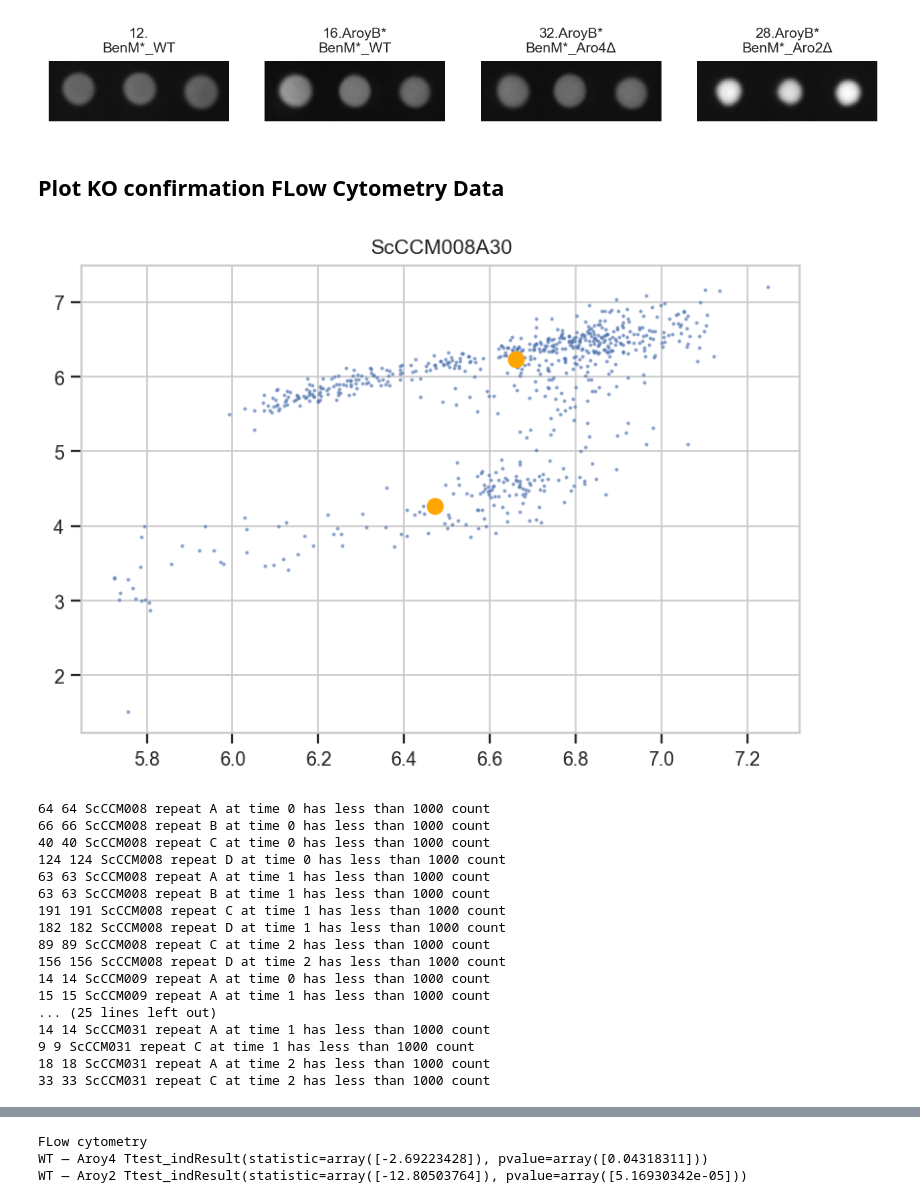
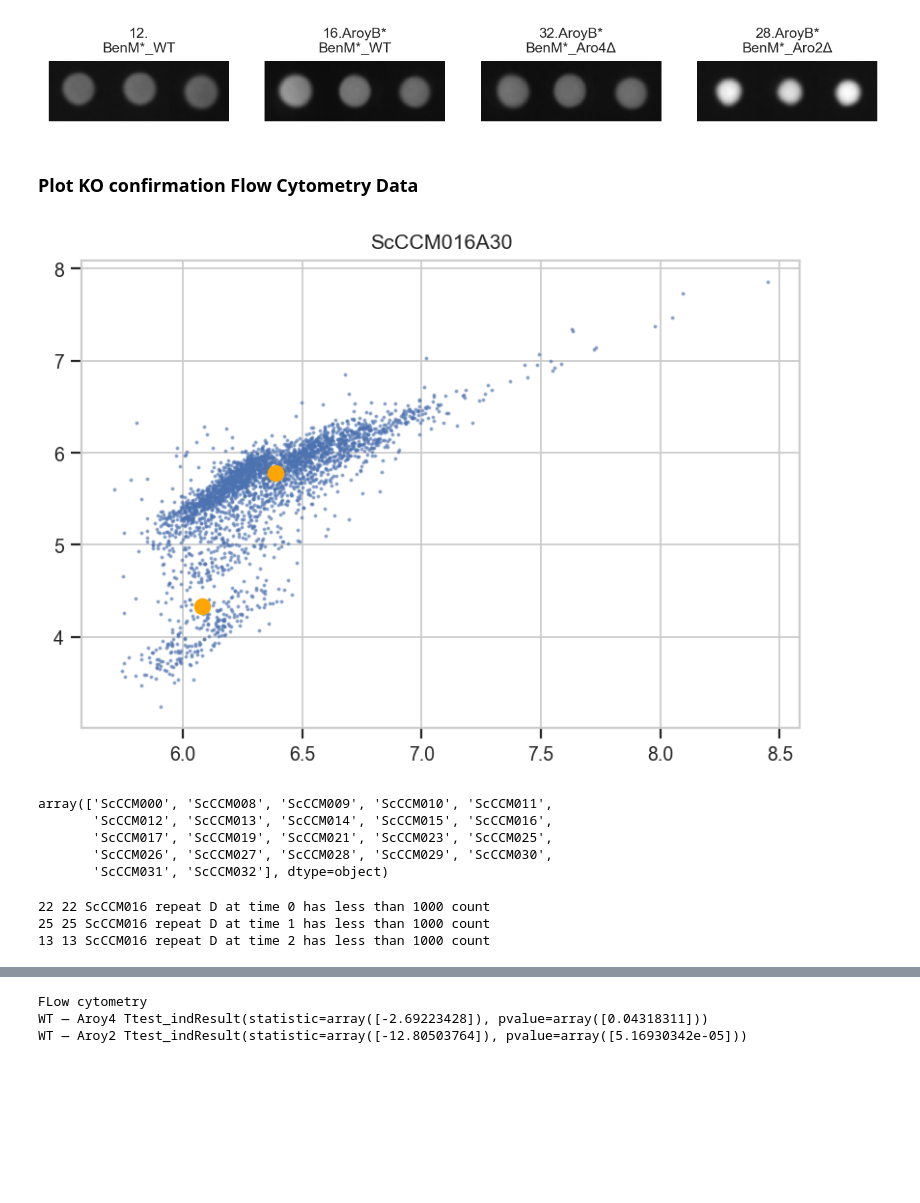
Before and after one commit to pc2912/CRI-SPA_CCM, a Jupyter notebook: CCM Paper.ipynb, the cells around one changed output, grey strips where cells are left out. Drawn from its saved outputs; the diff is of its cells as text; code cells hidden in the pictures; blank space fills up the shorter version.

```diff
--- a/CCM Paper.ipynb
+++ b/CCM Paper.ipynb
@@ -564,5 +559,8 @@ path = '/Users/paucac/Documents/PhD/CAB/CRISPA/CRISPA_plates/Strain_Confirmation
 # %%
+#load data from 10.10.22
+path = 'raw_data/10.10.22_array/'
 Agar_Fluo =pd.read_csv(path + 'QD.csv', sep=',')
+
 metric='corrected_mean_intensity.48'
 i_nan = Agar_Fluo[metric].isna()==0
 Name=[]
@@ -644,7 +646,7 @@ rotations={'A':0, 'B':270, 'C':180,'D':90}
 
 pic_dict={}
 
-image_path = '/Users/paucac/Documents/PhD/CAB/CRISPA/CRISPA_plates/Strain_Confirmation/Arrays/CCM10.10.22/13.10.22/9am/SC5FOA/fluo/'
+image_path = 'raw_data/10.10.22_array/SC_plate/fluo/'
 
 
 for rotation in ['A','B','C','D']:
@@ -662,7 +664,7 @@ for rotation in ['A','B','C','D']:
     pic_dict['p1_'+rotation]=[im_fluo,grid]
 # %%
 #generate plate map for agar array:
-# we repeat the code used to program the robot:
+# we repeat the code used to program the robot used to randomised the colony positions:
 replicates=4
 strains_ID = ['00','08','09', '10','11','12','13','14','15','16','17','19','21','23', '25','26', '27', '28','29','30','31','32']
 np.random.seed(2)
@@ -685,12 +687,10 @@ frame_opt=40
 plate_map ={1:CCM384}
 
 
-
 ## display the colony pictures:
 fig, axs= plt.subplots(1,4, figsize=(10,6))
 axs= axs.flatten()
-strains=['Sc_CCM 12','Sc_CCM 16','Sc_CCM 32','Sc_CCM 28'
-        ]
+strains=['Sc_CCM 12','Sc_CCM 16','Sc_CCM 32','Sc_CCM 28' ]
 
 for i_plot, gene in enumerate(strains):
 
@@ -742,29 +742,27 @@ plt.show()
 # %% [output]
 [figure]
 # %% [markdown]
-## Plot KO confirmation FLow Cytometry Data
+### Plot KO confirmation Flow Cytometry Data
 # %%
-
 from sklearn.mixture import GaussianMixture
-# We load flow data (already gated) from Arrayed_Confirmation_CCM10.10.22_24.10.22.ipynb
-path='/Users/paucac/Documents/PhD/CAB/CRISPA/CRISPA_plates/Strain_Confirmation/Arrays/CCM10.10.22/'
+path='raw_data/10.10.22_array/'
 flow_data =  pd.read_csv(path + 'flowdata.csv', sep=',')
 # %%
 #demonstrate fitting 2 compnents gaussian model:
 DF= flow_data.copy()
 n_param=2
 metrics=['FSC-A','B525-A','SSC-A']
-for s , strain in  enumerate(['ScCCM008']):
+for s , strain in  enumerate(['ScCCM016']):
     for t, time in  enumerate([30]):
         for r, replicate in enumerate(['A']):
             i = (DF.Strain== strain) &( DF.Replicate== replicate) &(DF.time ==time)
             events = DF[i][metrics].to_numpy()
             i_select=(np.isnan(events)==0) & (np.isinf(events)==0)
             plt.title(strain+ replicate+ str(time))
             plt.scatter(events[i_select.all(axis=1), 0],events[i_select.all(axis=1), 1],s=1, alpha=0.5)
 
             gm =GaussianMixture(n_components=n_param, random_state=0,covariance_type='spherical').fit(events[i_select.all(axis=1)][:,[0,1]])
             plt.scatter(gm.means_[:,0],gm.means_[:,1],s=50, c='orange')
 plt.show()
 # %% [output]
-[figure, old version]
+[figure, new version]
@@ -773,3 +769,11 @@ GM_mean[s,r,sort_weights_i,t]
+# %%
+strains
+# %% [output]
+array(['ScCCM000', 'ScCCM008', 'ScCCM009', 'ScCCM010', 'ScCCM011',
+       'ScCCM012', 'ScCCM013', 'ScCCM014', 'ScCCM015', 'ScCCM016',
+       'ScCCM017', 'ScCCM019', 'ScCCM021', 'ScCCM023', 'ScCCM025',
+       'ScCCM026', 'ScCCM027', 'ScCCM028', 'ScCCM029', 'ScCCM030',
+       'ScCCM031', 'ScCCM032'], dtype=object)
 # %%
 #format data from flow cytometry and fit Gaussian mixture with 2 components to find peaks
 # extract peak expectation for largest peak
@@ -782,7 +786,7 @@ Fluo=[]
 Size=[]
 
 n_param=2
-strains= np.unique( DF.Strain)
+strains= np.array([])'ScCCM016','ScCCM032','ScCCM028'
 
 Hist =np.empty((len(strains),4,100,3)) #strains, replicate, bins, time
 X=np.empty((len(strains),4,100,3)) #strains, replicate, bins, time
@@ -827,23 +831,9 @@ for s , strain in  enumerate(strains):
                #      huefacet='Size').plot(ex2, alpha = 0.1)
                # plt.show()
 # %% [output]
-64 64 ScCCM008 repeat A at time 0 has less than 1000 count
-66 66 ScCCM008 repeat B at time 0 has less than 1000 count
-40 40 ScCCM008 repeat C at time 0 has less than 1000 count
-124 124 ScCCM008 repeat D at time 0 has less than 1000 count
-63 63 ScCCM008 repeat A at time 1 has less than 1000 count
-63 63 ScCCM008 repeat B at time 1 has less than 1000 count
-191 191 ScCCM008 repeat C at time 1 has less than 1000 count
-182 182 ScCCM008 repeat D at time 1 has less than 1000 count
-89 89 ScCCM008 repeat C at time 2 has less than 1000 count
-156 156 ScCCM008 repeat D at time 2 has less than 1000 count
-14 14 ScCCM009 repeat A at time 0 has less than 1000 count
-15 15 ScCCM009 repeat A at time 1 has less than 1000 count
-... (25 lines left out)
-14 14 ScCCM031 repeat A at time 1 has less than 1000 count
-9 9 ScCCM031 repeat C at time 1 has less than 1000 count
-18 18 ScCCM031 repeat A at time 2 has less than 1000 count
-33 33 ScCCM031 repeat C at time 2 has less than 1000 count
+22 22 ScCCM016 repeat D at time 0 has less than 1000 count
+25 25 ScCCM016 repeat D at time 1 has less than 1000 count
+13 13 ScCCM016 repeat D at time 2 has less than 1000 count
 # %%
 Bars_mean,Bars_std
 # %%
```
Also changed, not shown: parts of 4 cells of this notebook, 14 other files.
